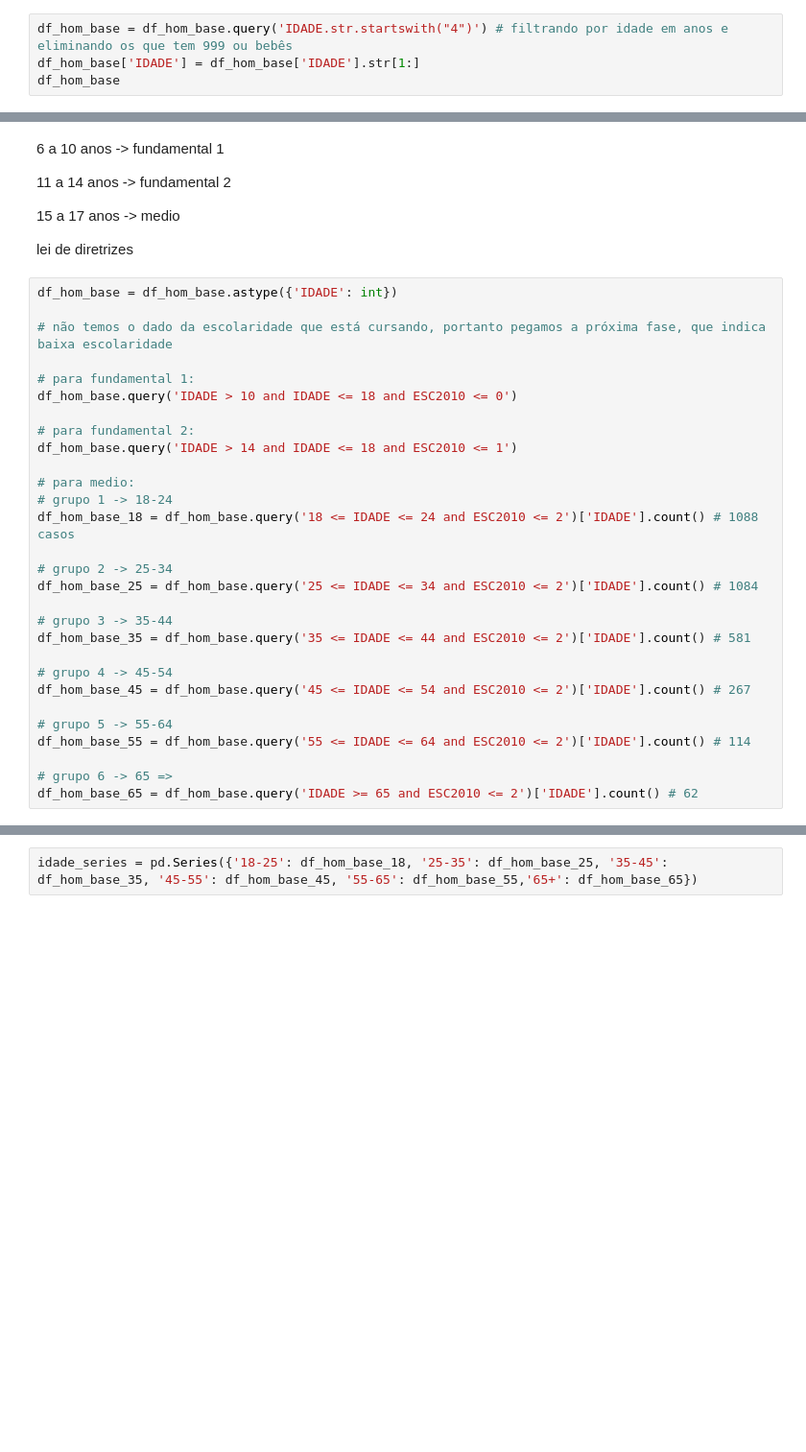
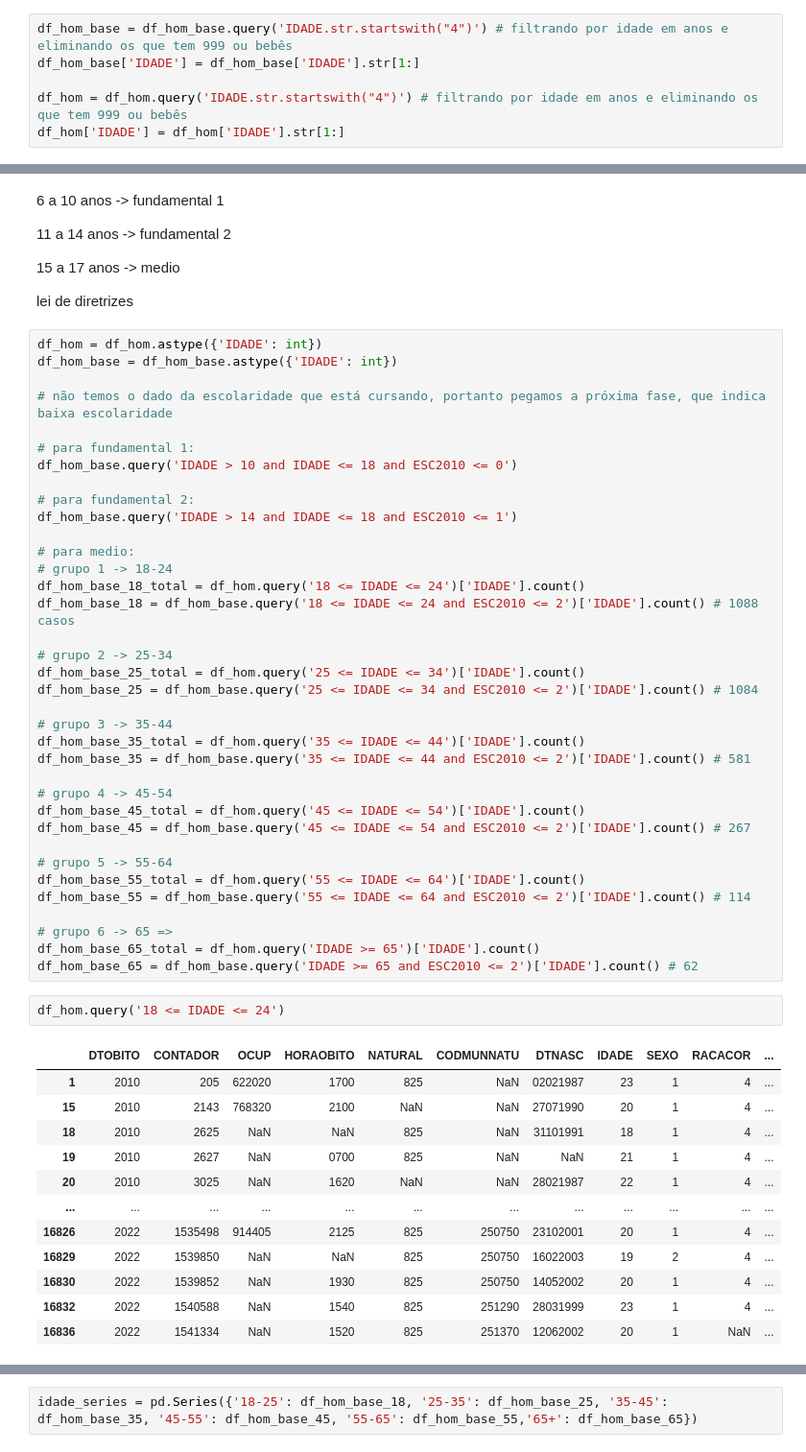
Before and after one commit to iagonmic/taxa-homicidio-pb, a Jupyter notebook: analise.ipynb, the cells around one changed output, grey strips where cells are left out. Shown at 96% size. Cells and saved outputs as stored; diff of their text form; blank space fills up the shorter version.

```diff
--- a/analise.ipynb
+++ b/analise.ipynb
@@ -284,7 +284,9 @@ idade
 # %%
 df_hom_base = df_hom_base.query('IDADE.str.startswith("4")') # filtrando por idade em anos e eliminando os que tem 999 ou bebês
 df_hom_base['IDADE'] = df_hom_base['IDADE'].str[1:]
-df_hom_base
+
+df_hom = df_hom.query('IDADE.str.startswith("4")') # filtrando por idade em anos e eliminando os que tem 999 ou bebês
+df_hom['IDADE'] = df_hom['IDADE'].str[1:]
 # %% [output]
 A value is trying to be set on a copy of a slice from a DataFrame.
 Try using .loc[row_indexer,col_indexer] = value instead
@@ -313,6 +302,7 @@ See the caveats in the documentation: https://pandas.pydata.org/pandas-docs/stab
 
 lei de diretrizes
 # %%
+df_hom = df_hom.astype({'IDADE': int})
 df_hom_base = df_hom_base.astype({'IDADE': int})
 
 # não temos o dado da escolaridade que está cursando, portanto pegamos a próxima fase, que indica baixa escolaridade
@@ -325,19 +315,40 @@ df_hom_base.query('IDADE > 14 and IDADE <= 18 and ESC2010 <= 1')
 
 # para medio:
 # grupo 1 -> 18-24
+df_hom_base_18_total = df_hom.query('18 <= IDADE <= 24')['IDADE'].count()
 df_hom_base_18 = df_hom_base.query('18 <= IDADE <= 24 and ESC2010 <= 2')['IDADE'].count() # 1088 casos
 
 # grupo 2 -> 25-34
+df_hom_base_25_total = df_hom.query('25 <= IDADE <= 34')['IDADE'].count()
 df_hom_base_25 = df_hom_base.query('25 <= IDADE <= 34 and ESC2010 <= 2')['IDADE'].count() # 1084
 
 # grupo 3 -> 35-44
+df_hom_base_35_total = df_hom.query('35 <= IDADE <= 44')['IDADE'].count()
 df_hom_base_35 = df_hom_base.query('35 <= IDADE <= 44 and ESC2010 <= 2')['IDADE'].count() # 581
 
 # grupo 4 -> 45-54
+df_hom_base_45_total = df_hom.query('45 <= IDADE <= 54')['IDADE'].count()
 df_hom_base_45 = df_hom_base.query('45 <= IDADE <= 54 and ESC2010 <= 2')['IDADE'].count() # 267
 
 # grupo 5 -> 55-64
+df_hom_base_55_total = df_hom.query('55 <= IDADE <= 64')['IDADE'].count()
 df_hom_base_55 = df_hom_base.query('55 <= IDADE <= 64 and ESC2010 <= 2')['IDADE'].count() # 114
 
 # grupo 6 -> 65 =>
+df_hom_base_65_total = df_hom.query('IDADE >= 65')['IDADE'].count()
 df_hom_base_65 = df_hom_base.query('IDADE >= 65 and ESC2010 <= 2')['IDADE'].count() # 62
+# %%
+df_hom.query('18 <= IDADE <= 24')
+# %% [output]
+|  | DTOBITO | CONTADOR | OCUP | HORAOBITO | NATURAL | CODMUNNATU | DTNASC | IDADE | SEXO | RACACOR | ... |
+| 1 | 2010 | 205 | 622020 | 1700 | 825 | NaN | 02021987 | 23 | 1 | 4 | ... |
+| 15 | 2010 | 2143 | 768320 | 2100 | NaN | NaN | 27071990 | 20 | 1 | 4 | ... |
+| 18 | 2010 | 2625 | NaN | NaN | 825 | NaN | 31101991 | 18 | 1 | 4 | ... |
+| 19 | 2010 | 2627 | NaN | 0700 | 825 | NaN | NaN | 21 | 1 | 4 | ... |
+| 20 | 2010 | 3025 | NaN | 1620 | NaN | NaN | 28021987 | 22 | 1 | 4 | ... |
+| ... | ... | ... | ... | ... | ... | ... | ... | ... | ... | ... | ... |
+| 16826 | 2022 | 1535498 | 914405 | 2125 | 825 | 250750 | 23102001 | 20 | 1 | 4 | ... |
+| 16829 | 2022 | 1539850 | NaN | NaN | 825 | 250750 | 16022003 | 19 | 2 | 4 | ... |
+| 16830 | 2022 | 1539852 | NaN | 1930 | 825 | 250750 | 14052002 | 20 | 1 | 4 | ... |
+| 16832 | 2022 | 1540588 | NaN | 1540 | 825 | 251290 | 28031999 | 23 | 1 | 4 | ... |
+| 16836 | 2022 | 1541334 | NaN | 1520 | 825 | 251370 | 12062002 | 20 | 1 | NaN | ... |
```
Also changed, not shown: parts of 25 cells of this notebook.
